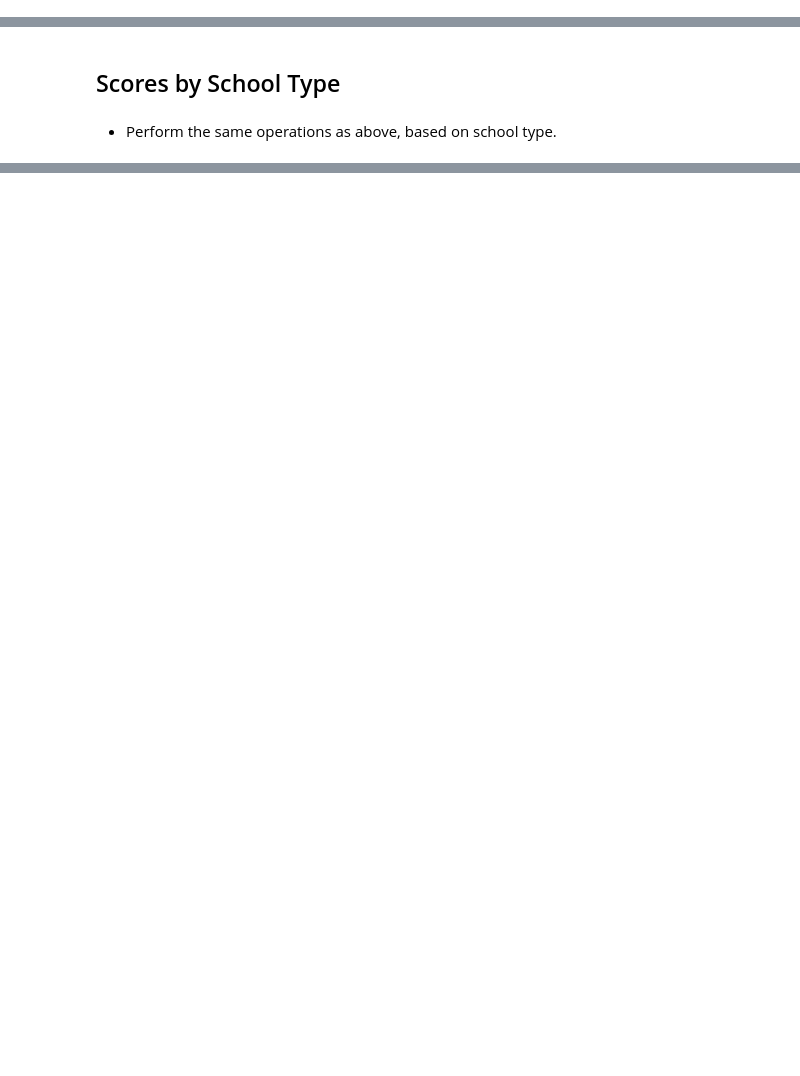
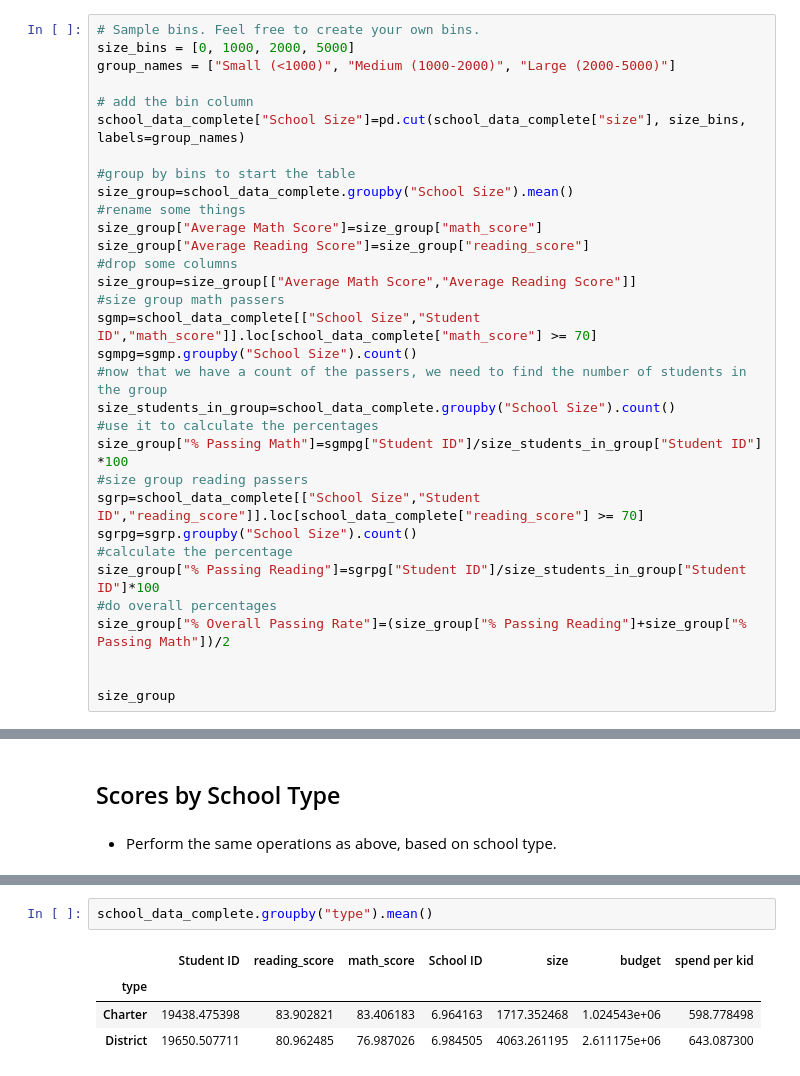
Before and after one commit to rschroer/allhomeworks, a Jupyter notebook: PyCitySchools/RPS_PyCityschools.ipynb, the cells around one changed output, grey strips where cells are left out. Drawn from its saved outputs; the diff is of its cells as text; blank space fills up the shorter version.

```diff
--- a/PyCitySchools/RPS_PyCityschools.ipynb
+++ b/PyCitySchools/RPS_PyCityschools.ipynb
@@ -328,0 +418,32 @@ group_names = ["Small (<1000)", "Medium (1000-2000)", "Large (2000-5000)"]
+# %%
+# Sample bins. Feel free to create your own bins.
+size_bins = [0, 1000, 2000, 5000]
+group_names = ["Small (<1000)", "Medium (1000-2000)", "Large (2000-5000)"]
+
+# add the bin column
+school_data_complete["School Size"]=pd.cut(school_data_complete["size"], size_bins, labels=group_names)
+
+#group by bins to start the table
+size_group=school_data_complete.groupby("School Size").mean()
+#rename some things
+size_group["Average Math Score"]=size_group["math_score"]
+size_group["Average Reading Score"]=size_group["reading_score"]
+#drop some columns
+size_group=size_group[["Average Math Score","Average Reading Score"]]
+#size group math passers
+sgmp=school_data_complete[["School Size","Student ID","math_score"]].loc[school_data_complete["math_score"] >= 70]
+sgmpg=sgmp.groupby("School Size").count()
+#now that we have a count of the passers, we need to find the number of students in the group
+size_students_in_group=school_data_complete.groupby("School Size").count()
+#use it to calculate the percentages
+size_group["% Passing Math"]=sgmpg["Student ID"]/size_students_in_group["Student ID"] *100
+#size group reading passers
+sgrp=school_data_complete[["School Size","Student ID","reading_score"]].loc[school_data_complete["reading_score"] >= 70]
+sgrpg=sgrp.groupby("School Size").count()
+#calculate the percentage
+size_group["% Passing Reading"]=sgrpg["Student ID"]/size_students_in_group["Student ID"]*100
+#do overall percentages
+size_group["% Overall Passing Rate"]=(size_group["% Passing Reading"]+size_group["% Passing Math"])/2
+
+
+size_group
@@ -345,0 +504,7 @@ group_names = ["Small (<1000)", "Medium (1000-2000)", "Large (2000-5000)"]
+# %%
+school_data_complete.groupby("type").mean()
+# %% [output]
+|  | Student ID | reading_score | math_score | School ID | size | budget | spend per kid |
+| type |  |  |  |  |  |  |  |
+| Charter | 19438.475398 | 83.902821 | 83.406183 | 6.964163 | 1717.352468 | 1.024543e+06 | 598.778498 |
+| District | 19650.507711 | 80.962485 | 76.987026 | 6.984505 | 4063.261195 | 2.611175e+06 | 643.087300 |
```
Also changed, not shown: parts of 14 cells of this notebook.
